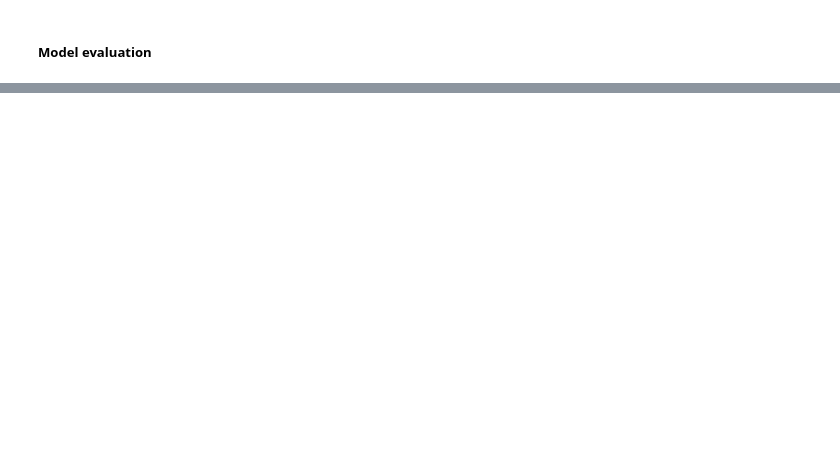
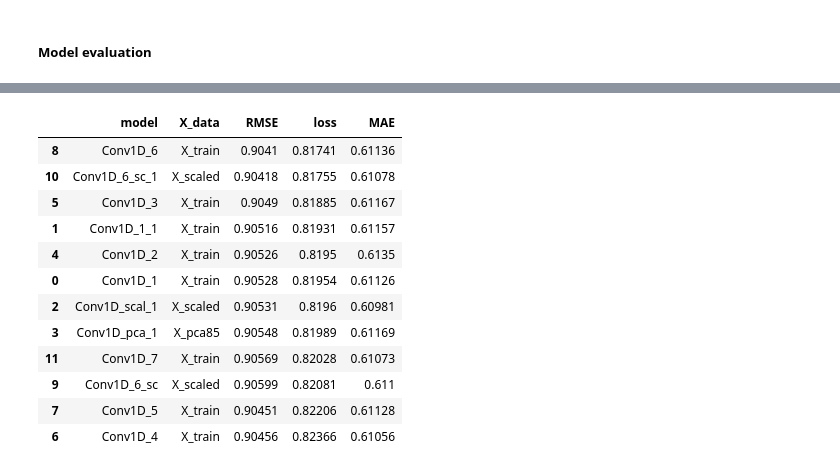
Before and after one commit to MarieFrance119/OCR_P8_Ubiquant_Market_Prediction, a Jupyter notebook: notebooks/Ubiquant modelisation.ipynb, the cells around one changed output, grey strips where cells are left out. Cells and saved outputs as stored; diff of their text form; code cells hidden in the pictures; blank space fills up the shorter version.

```diff
--- a/notebooks/Ubiquant modelisation.ipynb
+++ b/notebooks/Ubiquant modelisation.ipynb
@@ -5015 +4950,17 @@ df_val_conv.sort_values(by = "RMSE")
 [interactive output not drawn]
+# %%
+df_val_conv.sort_values(by="loss")
+# %% [output]
+|  | model | X_data | RMSE | loss | MAE |
+| 8 | Conv1D_6 | X_train | 0.9041 | 0.81741 | 0.61136 |
+| 10 | Conv1D_6_sc_1 | X_scaled | 0.90418 | 0.81755 | 0.61078 |
+| 5 | Conv1D_3 | X_train | 0.9049 | 0.81885 | 0.61167 |
+| 1 | Conv1D_1_1 | X_train | 0.90516 | 0.81931 | 0.61157 |
+| 4 | Conv1D_2 | X_train | 0.90526 | 0.8195 | 0.6135 |
+| 0 | Conv1D_1 | X_train | 0.90528 | 0.81954 | 0.61126 |
+| 2 | Conv1D_scal_1 | X_scaled | 0.90531 | 0.8196 | 0.60981 |
+| 3 | Conv1D_pca_1 | X_pca85 | 0.90548 | 0.81989 | 0.61169 |
+| 11 | Conv1D_7 | X_train | 0.90569 | 0.82028 | 0.61073 |
+| 9 | Conv1D_6_sc | X_scaled | 0.90599 | 0.82081 | 0.611 |
+| 7 | Conv1D_5 | X_train | 0.90451 | 0.82206 | 0.61128 |
+| 6 | Conv1D_4 | X_train | 0.90456 | 0.82366 | 0.61056 |
```
Also changed, not shown: parts of 41 cells of this notebook, 7 other files.
